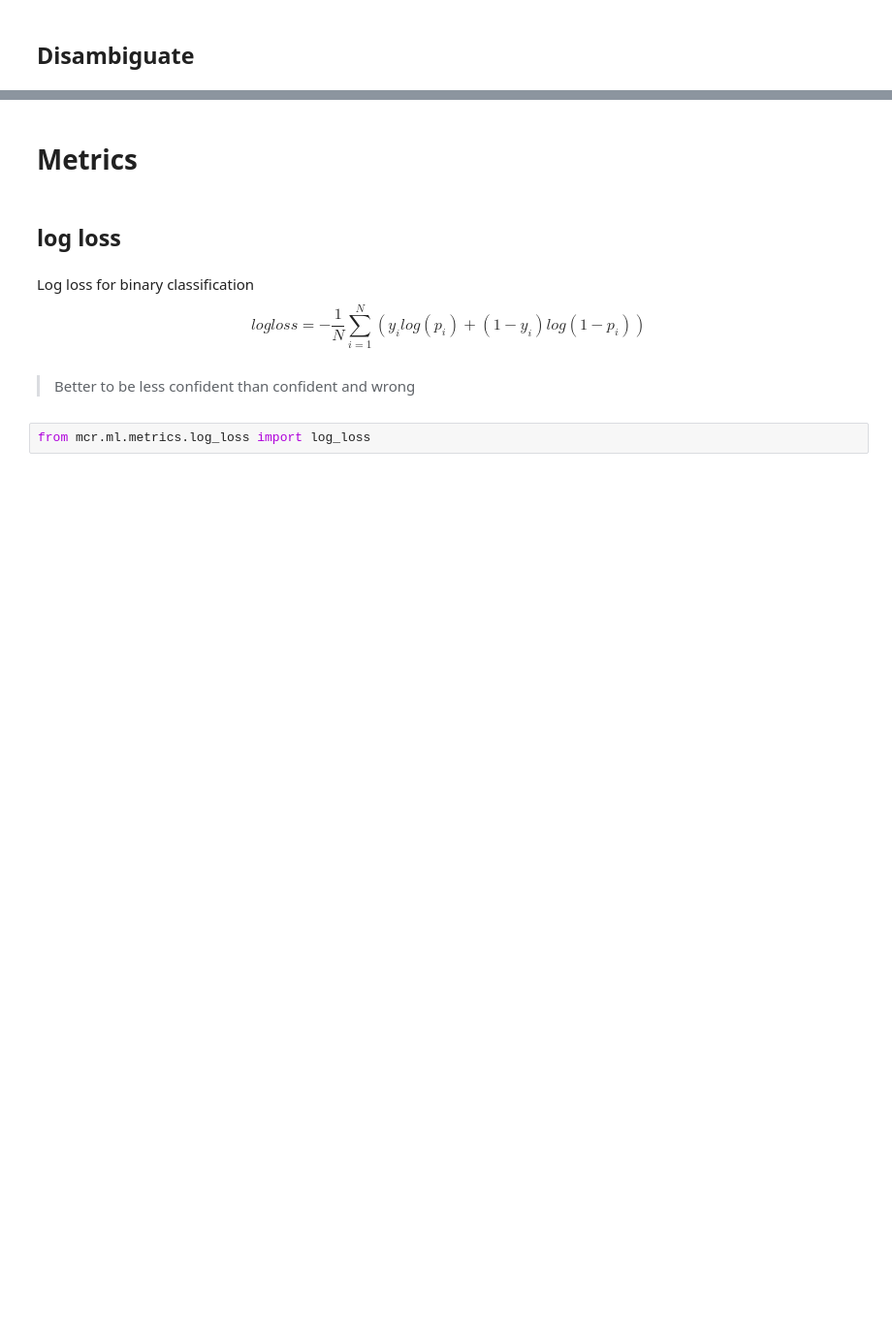
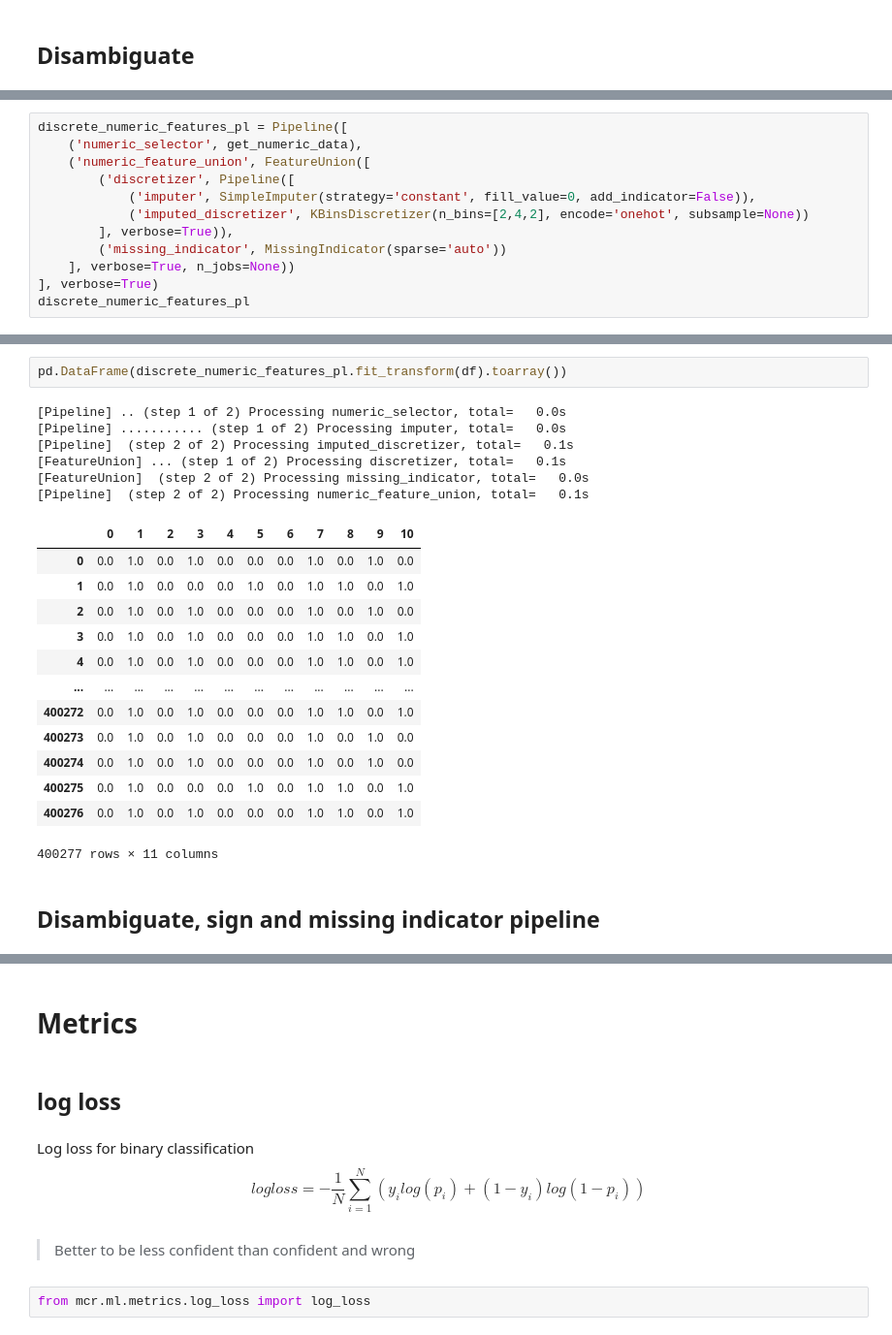
Before and after one commit to mauriciocramos/school-budgets, a Jupyter notebook: notebooks/1-Analysis.ipynb, the cells around one changed output, grey strips where cells are left out. Shown at 97% size. Cells and saved outputs as stored; diff of their text form; blank space fills up the shorter version.

```diff
--- a/notebooks/1-Analysis.ipynb
+++ b/notebooks/1-Analysis.ipynb
@@ -2186,0 +2534,12 @@ pd.DataFrame(numeric_features_pl.fit_transform(df))
+# %%
+discrete_numeric_features_pl = Pipeline([
+    ('numeric_selector', get_numeric_data),
+    ('numeric_feature_union', FeatureUnion([
+        ('discretizer', Pipeline([
+            ('imputer', SimpleImputer(strategy='constant', fill_value=0, add_indicator=False)),
+            ('imputed_discretizer', KBinsDiscretizer(n_bins=[2,4,2], encode='onehot', subsample=None))
+        ], verbose=True)),
+        ('missing_indicator', MissingIndicator(sparse='auto'))
+    ], verbose=True, n_jobs=None))
+], verbose=True)
+discrete_numeric_features_pl
@@ -2186,0 +2564,24 @@ pd.DataFrame(numeric_features_pl.fit_transform(df))
+# %%
+pd.DataFrame(discrete_numeric_features_pl.fit_transform(df).toarray())
+# %% [output]
+[Pipeline] .. (step 1 of 2) Processing numeric_selector, total=   0.0s
+[Pipeline] ........... (step 1 of 2) Processing imputer, total=   0.0s
+[Pipeline]  (step 2 of 2) Processing imputed_discretizer, total=   0.1s
+[FeatureUnion] ... (step 1 of 2) Processing discretizer, total=   0.1s
+[FeatureUnion]  (step 2 of 2) Processing missing_indicator, total=   0.0s
+[Pipeline]  (step 2 of 2) Processing numeric_feature_union, total=   0.1s
+|  | 0 | 1 | 2 | 3 | 4 | 5 | 6 | 7 | 8 | 9 | 10 |
+| 0 | 0.0 | 1.0 | 0.0 | 1.0 | 0.0 | 0.0 | 0.0 | 1.0 | 0.0 | 1.0 | 0.0 |
+| 1 | 0.0 | 1.0 | 0.0 | 0.0 | 0.0 | 1.0 | 0.0 | 1.0 | 1.0 | 0.0 | 1.0 |
+| 2 | 0.0 | 1.0 | 0.0 | 1.0 | 0.0 | 0.0 | 0.0 | 1.0 | 0.0 | 1.0 | 0.0 |
+| 3 | 0.0 | 1.0 | 0.0 | 1.0 | 0.0 | 0.0 | 0.0 | 1.0 | 1.0 | 0.0 | 1.0 |
+| 4 | 0.0 | 1.0 | 0.0 | 1.0 | 0.0 | 0.0 | 0.0 | 1.0 | 1.0 | 0.0 | 1.0 |
+| ... | ... | ... | ... | ... | ... | ... | ... | ... | ... | ... | ... |
+| 400272 | 0.0 | 1.0 | 0.0 | 1.0 | 0.0 | 0.0 | 0.0 | 1.0 | 1.0 | 0.0 | 1.0 |
+| 400273 | 0.0 | 1.0 | 0.0 | 1.0 | 0.0 | 0.0 | 0.0 | 1.0 | 0.0 | 1.0 | 0.0 |
+| 400274 | 0.0 | 1.0 | 0.0 | 1.0 | 0.0 | 0.0 | 0.0 | 1.0 | 0.0 | 1.0 | 0.0 |
+| 400275 | 0.0 | 1.0 | 0.0 | 0.0 | 0.0 | 1.0 | 0.0 | 1.0 | 1.0 | 0.0 | 1.0 |
+| 400276 | 0.0 | 1.0 | 0.0 | 1.0 | 0.0 | 0.0 | 0.0 | 1.0 | 1.0 | 0.0 | 1.0 |
+400277 rows × 11 columns
+# %% [markdown]
+## Disambiguate, sign and missing indicator pipeline
```
Also changed, not shown: parts of 119 cells of this notebook.
